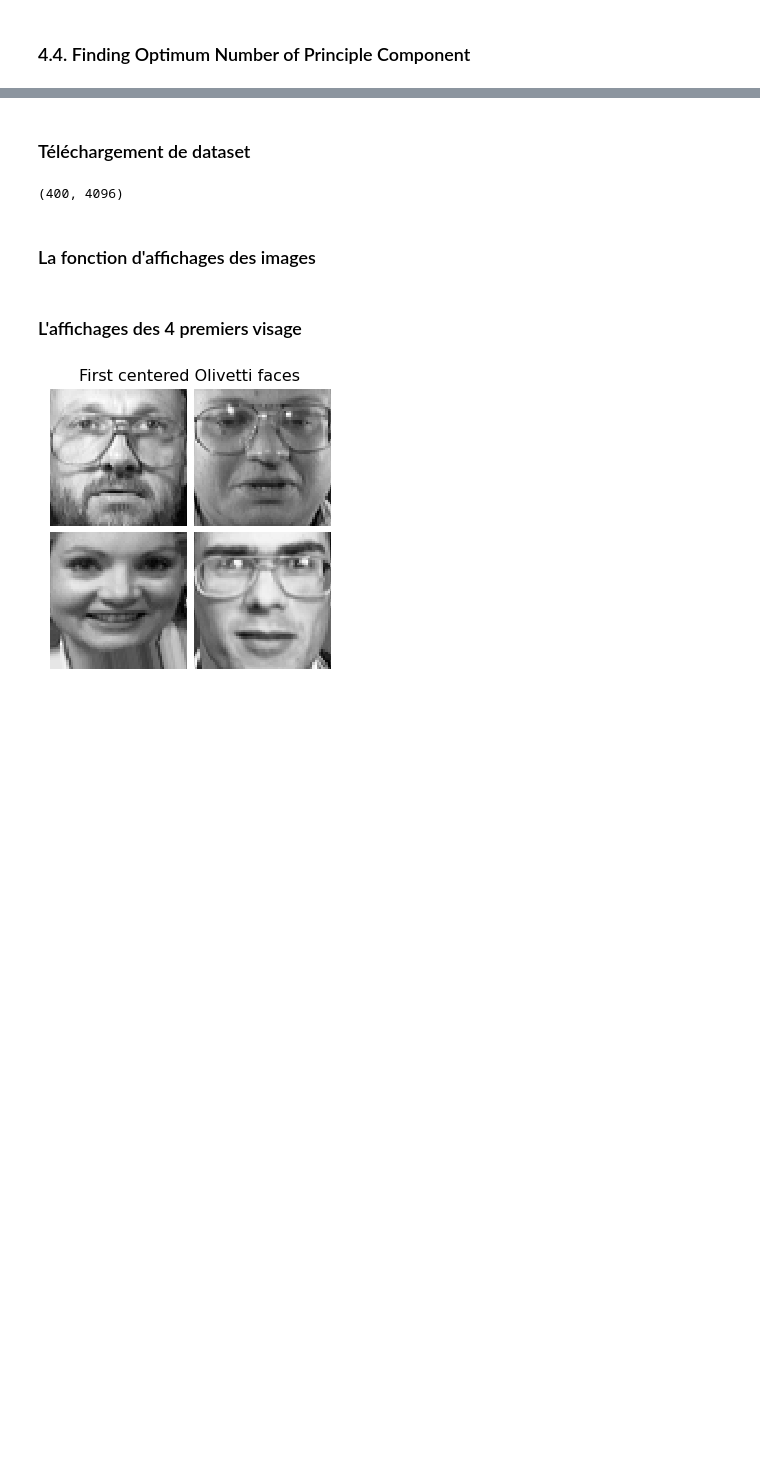
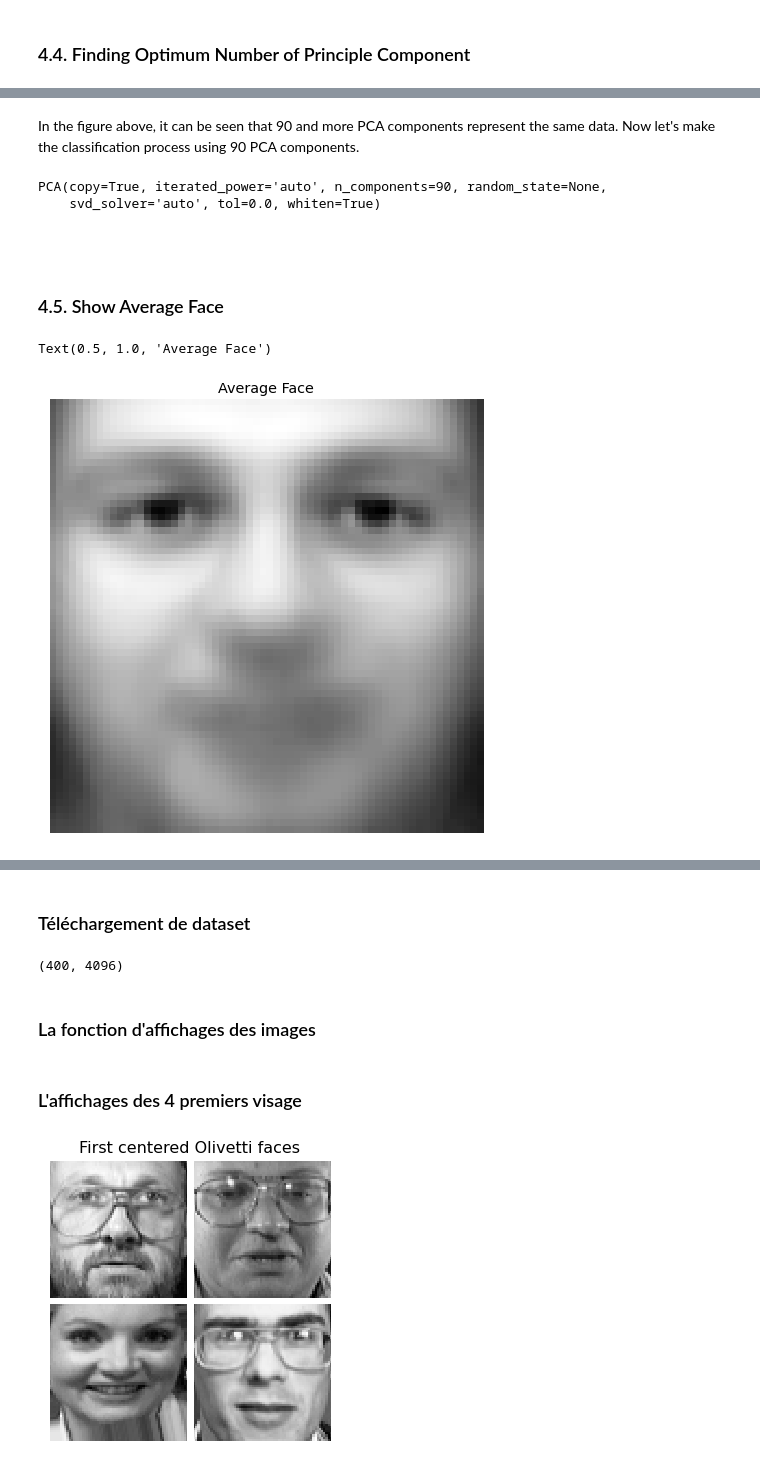
Before and after one commit to essanhaji/face_recognition_pca, a Jupyter notebook: main.ipynb, the cells around one changed output, grey strips where cells are left out. Cells and saved outputs as stored; diff of their text form; code cells hidden in the pictures; blank space fills up the shorter version.

```diff
--- a/main.ipynb
+++ b/main.ipynb
@@ -274,0 +279,23 @@ plt.show()
+# %% [markdown]
+In the figure above, it can be seen that 90 and more PCA components represent the same data. Now let's make the classification process using 90 PCA components.
+# %%
+n_components=90
+# %%
+pca=PCA(n_components=n_components, whiten=True)
+pca.fit(X_train)
+# %% [output]
+PCA(copy=True, iterated_power='auto', n_components=90, random_state=None,
+    svd_solver='auto', tol=0.0, whiten=True)
+# %% [markdown]
+<br>
+# %% [markdown]
+### 4.5. Show Average Face
+# %%
+fig, ax=plt.subplots(1, 1, figsize=(8, 8))
+ax.imshow(pca.mean_.reshape((64,64)), cmap="gray")
+ax.set_xticks([])
+ax.set_yticks([])
+ax.set_title('Average Face')
+# %% [output]
+Text(0.5, 1.0, 'Average Face')
+[figure, added]
```
Also changed, not shown: parts of 14 cells of this notebook.
